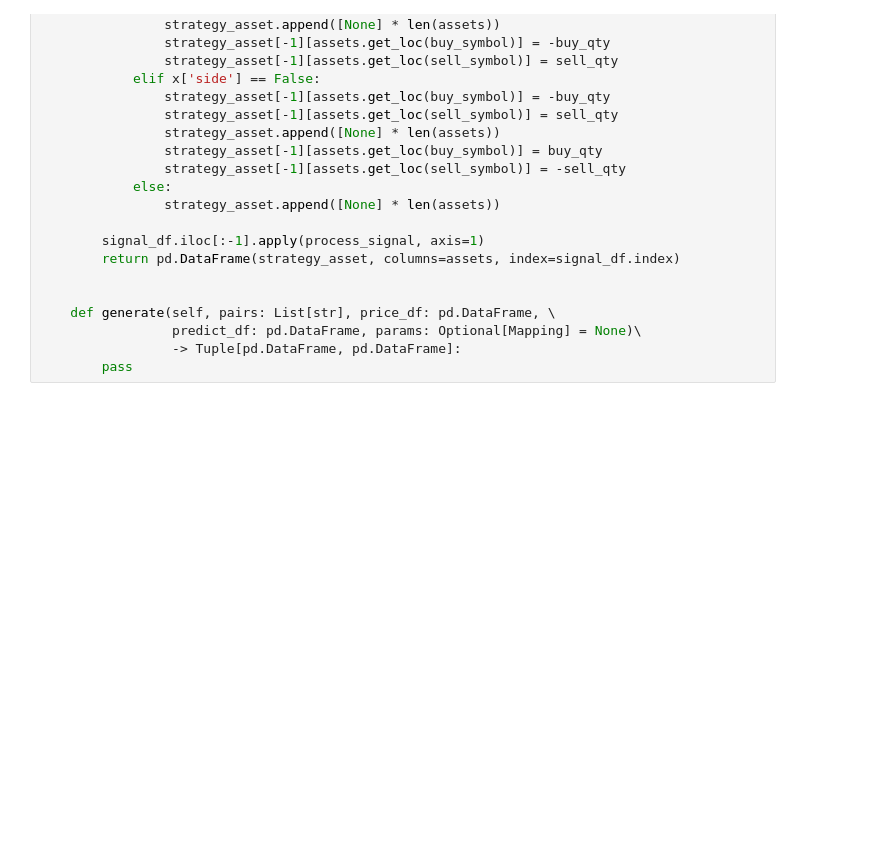
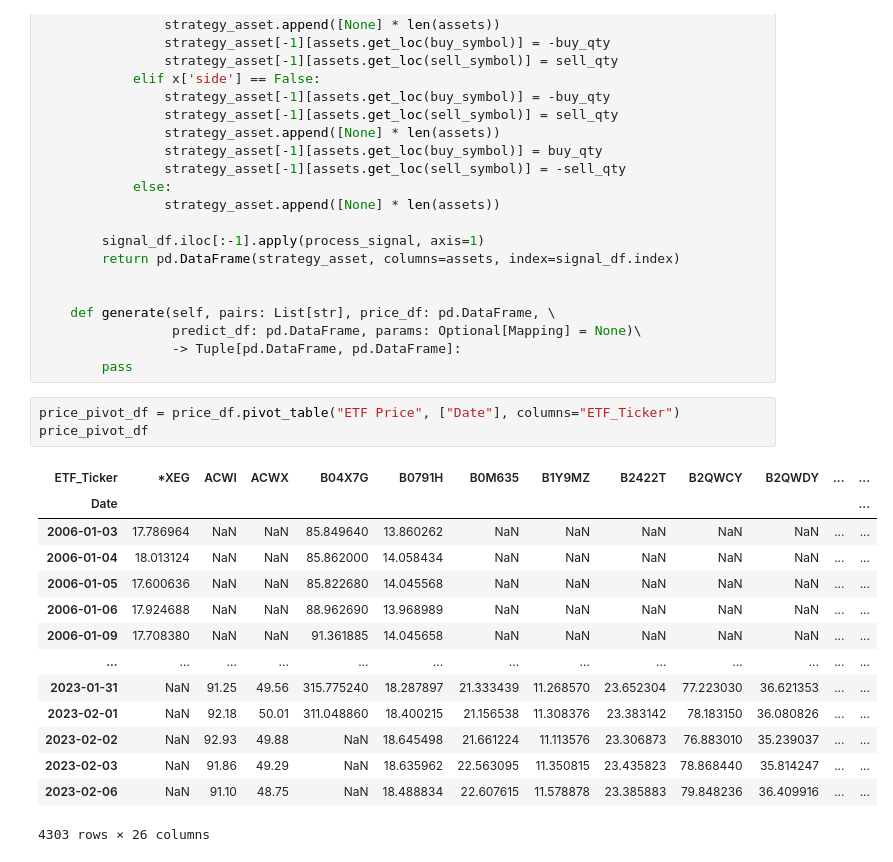
Before and after one commit to DerrickXZY/IAQF_Competition, a Jupyter notebook: pipeline/pipeline.ipynb, the cells around one changed output. Saved outputs shown, nothing was run; the diff lists cells and outputs as text; blank space fills up the shorter version.

```diff
--- a/pipeline/pipeline.ipynb
+++ b/pipeline/pipeline.ipynb
@@ -149,3 +121,21 @@ class SignalGenerator():
                  predict_df: pd.DataFrame, params: Optional[Mapping] = None)\
                  -> Tuple[pd.DataFrame, pd.DataFrame]:
         pass
+# %%
+price_pivot_df = price_df.pivot_table("ETF Price", ["Date"], columns="ETF_Ticker")
+price_pivot_df
+# %% [output]
+| ETF_Ticker | *XEG | ACWI | ACWX | B04X7G | B0791H | B0M635 | B1Y9MZ | B2422T | B2QWCY | B2QWDY | ... | ... |
+| Date |  |  |  |  |  |  |  |  |  |  |  | ... |
+| 2006-01-03 | 17.786964 | NaN | NaN | 85.849640 | 13.860262 | NaN | NaN | NaN | NaN | NaN | ... | ... |
+| 2006-01-04 | 18.013124 | NaN | NaN | 85.862000 | 14.058434 | NaN | NaN | NaN | NaN | NaN | ... | ... |
+| 2006-01-05 | 17.600636 | NaN | NaN | 85.822680 | 14.045568 | NaN | NaN | NaN | NaN | NaN | ... | ... |
+| 2006-01-06 | 17.924688 | NaN | NaN | 88.962690 | 13.968989 | NaN | NaN | NaN | NaN | NaN | ... | ... |
+| 2006-01-09 | 17.708380 | NaN | NaN | 91.361885 | 14.045658 | NaN | NaN | NaN | NaN | NaN | ... | ... |
+| ... | ... | ... | ... | ... | ... | ... | ... | ... | ... | ... | ... | ... |
+| 2023-01-31 | NaN | 91.25 | 49.56 | 315.775240 | 18.287897 | 21.333439 | 11.268570 | 23.652304 | 77.223030 | 36.621353 | ... | ... |
+| 2023-02-01 | NaN | 92.18 | 50.01 | 311.048860 | 18.400215 | 21.156538 | 11.308376 | 23.383142 | 78.183150 | 36.080826 | ... | ... |
+| 2023-02-02 | NaN | 92.93 | 49.88 | NaN | 18.645498 | 21.661224 | 11.113576 | 23.306873 | 76.883010 | 35.239037 | ... | ... |
+| 2023-02-03 | NaN | 91.86 | 49.29 | NaN | 18.635962 | 22.563095 | 11.350815 | 23.435823 | 78.868440 | 35.814247 | ... | ... |
+| 2023-02-06 | NaN | 91.10 | 48.75 | NaN | 18.488834 | 22.607615 | 11.578878 | 23.385883 | 79.848236 | 36.409916 | ... | ... |
+4303 rows × 26 columns
```
Also changed, not shown: parts of 13 cells of this notebook.
